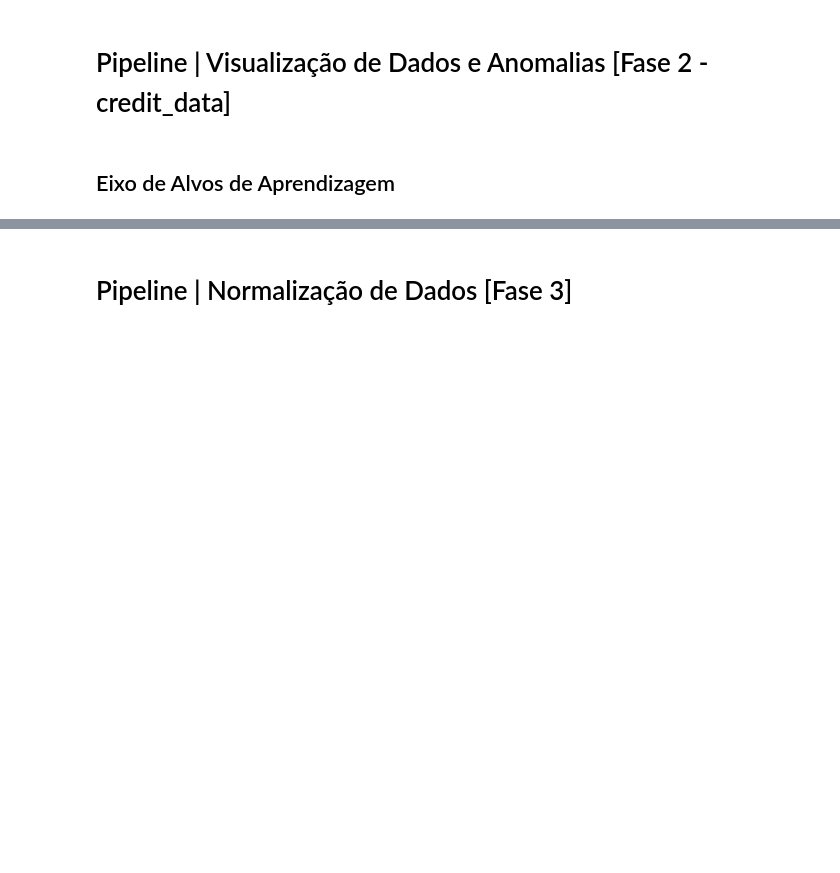
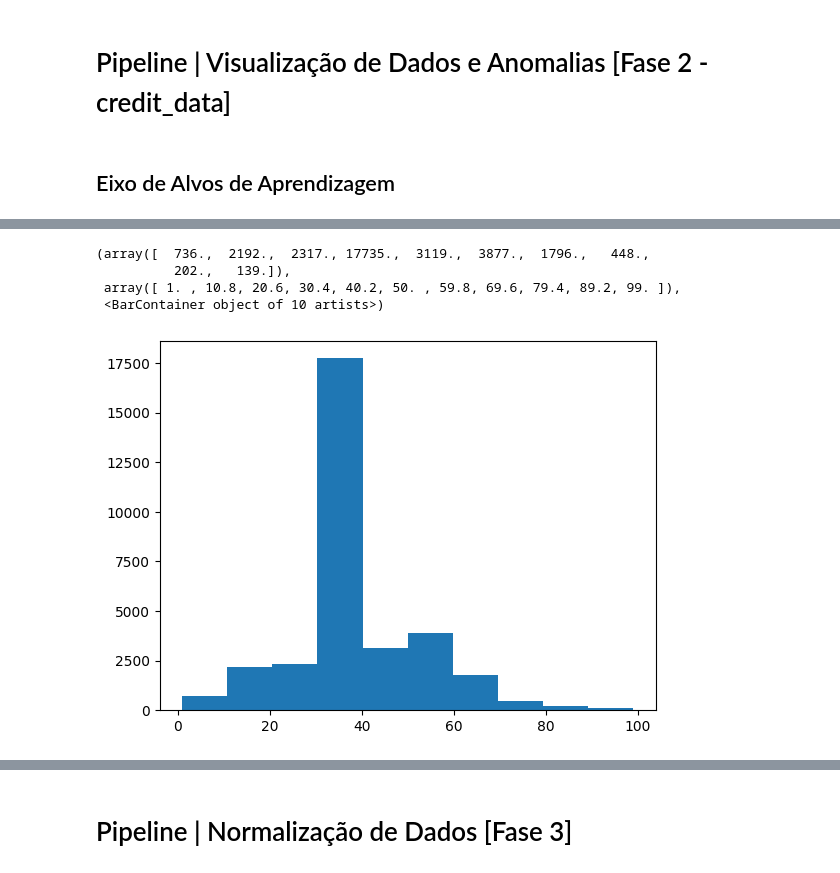
Before and after one commit to VictorHugoTesti/-ML-am-t4-s1a2026, a Jupyter notebook: census0416_am4.ipynb, the cells around one changed output, grey strips where cells are left out. Cells and saved outputs as stored; diff of their text form; code cells hidden in the pictures; blank space fills up the shorter version.

```diff
--- a/census0416_am4.ipynb
+++ b/census0416_am4.ipynb
@@ -132,0 +108,8 @@ grafico_credito.show()
+# %%
+plt.hist(x = base_census['hour-per-week'])
+# %% [output]
+(array([  736.,  2192.,  2317., 17735.,  3119.,  3877.,  1796.,   448.,
+          202.,   139.]),
+ array([ 1. , 10.8, 20.6, 30.4, 40.2, 50. , 59.8, 69.6, 79.4, 89.2, 99. ]),
+ <BarContainer object of 10 artists>)
+[figure, added]
```
Also changed, not shown: parts of 22 cells of this notebook.
